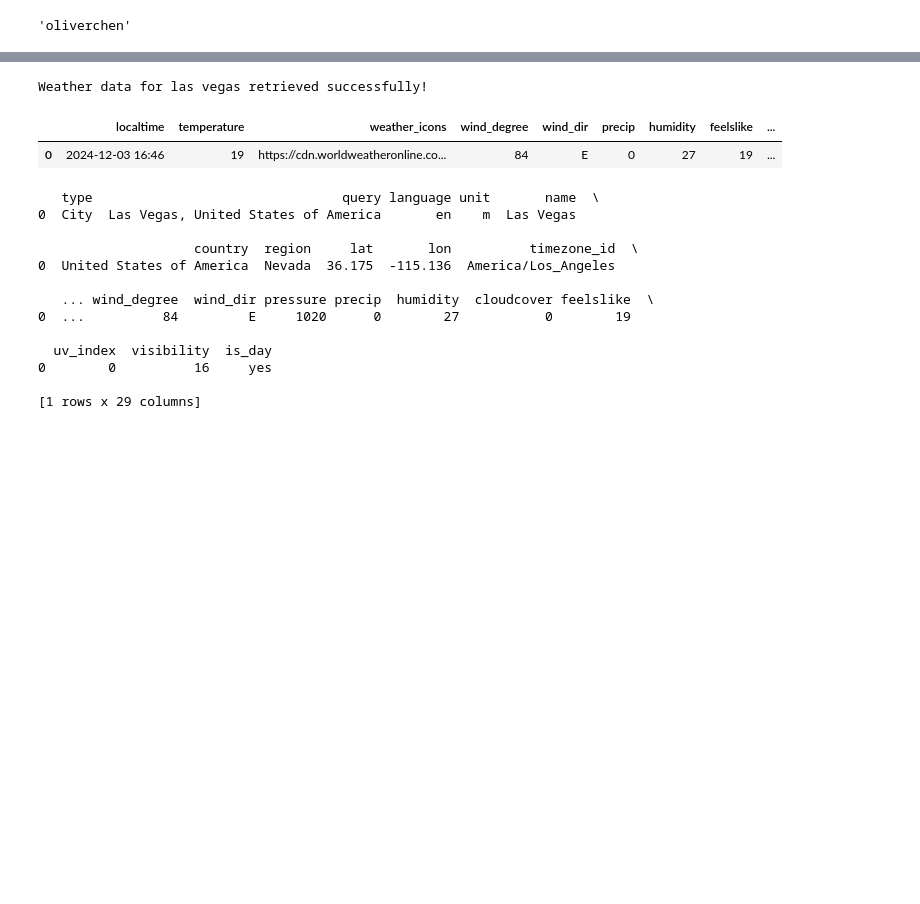
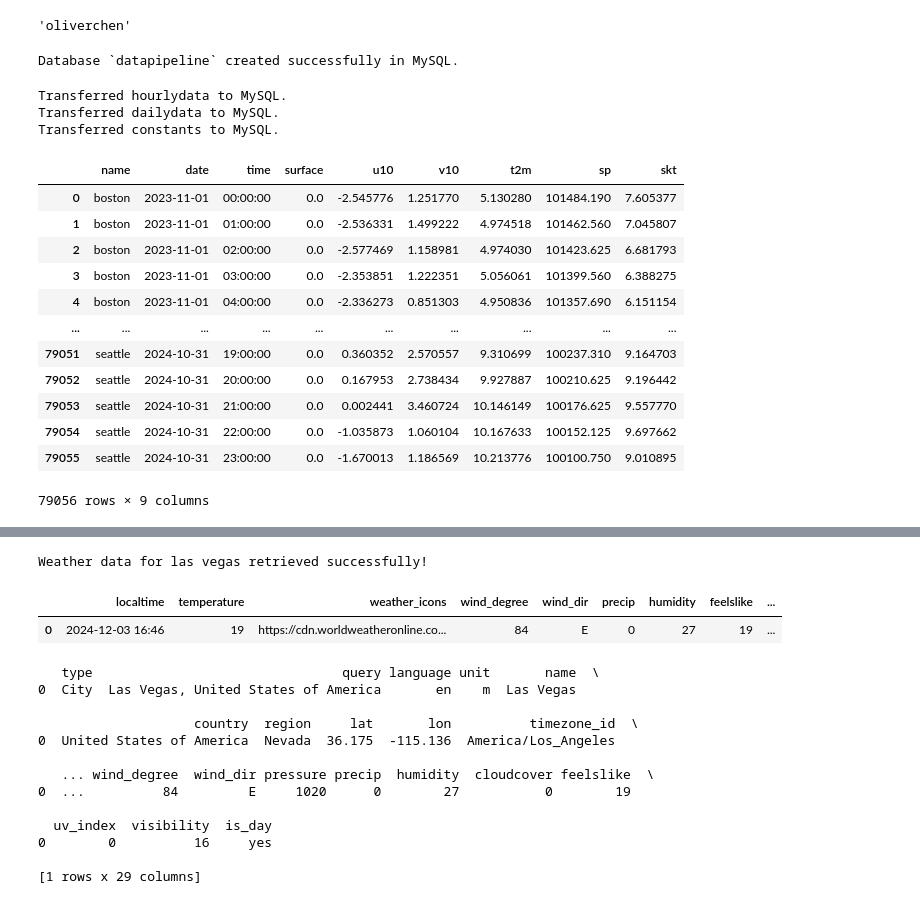
Before and after one commit to BingzheChen/DS6600_datapipeline, a Jupyter notebook: sandbox.ipynb, the cells around one changed output, grey strips where cells are left out. Drawn from its saved outputs; the diff is of its cells as text; code cells hidden in the pictures; blank space fills up the shorter version.

```diff
--- a/sandbox.ipynb
+++ b/sandbox.ipynb
@@ -22,0 +32,18 @@ dp = DataPipeline()
+# %%
+# Connect to MySQL
+mysql_server, mysql_engine = dp.connect_to_mysql(pw=mysql_password, create_datapipeline=True)
+# %% [output]
+Database `datapipeline` created successfully in MySQL.
+# %%
+# Transfer data to MySQL
+def transfer_data_to_mysql(mysql_engine, table_name, dataframe):
+    dataframe.to_sql(table_name, con=mysql_engine, if_exists='replace', index=False)
+    print(f"Transferred {table_name} to MySQL.")
+
+transfer_data_to_mysql(mysql_engine, "hourlydata", hourly_data)
+transfer_data_to_mysql(mysql_engine, "dailydata", daily_data)
+transfer_data_to_mysql(mysql_engine, "constants", constants)
+# %% [output]
+Transferred hourlydata to MySQL.
+Transferred dailydata to MySQL.
+Transferred constants to MySQL.
@@ -22,0 +54,16 @@ dp = DataPipeline()
+# %%
+hourly_data_2
+# %% [output]
+|  | name | date | time | surface | u10 | v10 | t2m | sp | skt |
+| 0 | boston | 2023-11-01 | 00:00:00 | 0.0 | -2.545776 | 1.251770 | 5.130280 | 101484.190 | 7.605377 |
+| 1 | boston | 2023-11-01 | 01:00:00 | 0.0 | -2.536331 | 1.499222 | 4.974518 | 101462.560 | 7.045807 |
+| 2 | boston | 2023-11-01 | 02:00:00 | 0.0 | -2.577469 | 1.158981 | 4.974030 | 101423.625 | 6.681793 |
+| 3 | boston | 2023-11-01 | 03:00:00 | 0.0 | -2.353851 | 1.222351 | 5.056061 | 101399.560 | 6.388275 |
+| 4 | boston | 2023-11-01 | 04:00:00 | 0.0 | -2.336273 | 0.851303 | 4.950836 | 101357.690 | 6.151154 |
+| ... | ... | ... | ... | ... | ... | ... | ... | ... | ... |
+| 79051 | seattle | 2024-10-31 | 19:00:00 | 0.0 | 0.360352 | 2.570557 | 9.310699 | 100237.310 | 9.164703 |
+| 79052 | seattle | 2024-10-31 | 20:00:00 | 0.0 | 0.167953 | 2.738434 | 9.927887 | 100210.625 | 9.196442 |
+| 79053 | seattle | 2024-10-31 | 21:00:00 | 0.0 | 0.002441 | 3.460724 | 10.146149 | 100176.625 | 9.557770 |
+| 79054 | seattle | 2024-10-31 | 22:00:00 | 0.0 | -1.035873 | 1.060104 | 10.167633 | 100152.125 | 9.697662 |
+| 79055 | seattle | 2024-10-31 | 23:00:00 | 0.0 | -1.670013 | 1.186569 | 10.213776 | 100100.750 | 9.010895 |
+79056 rows × 9 columns
```
Also changed, not shown: parts of 6 cells of this notebook, 5 other files.
